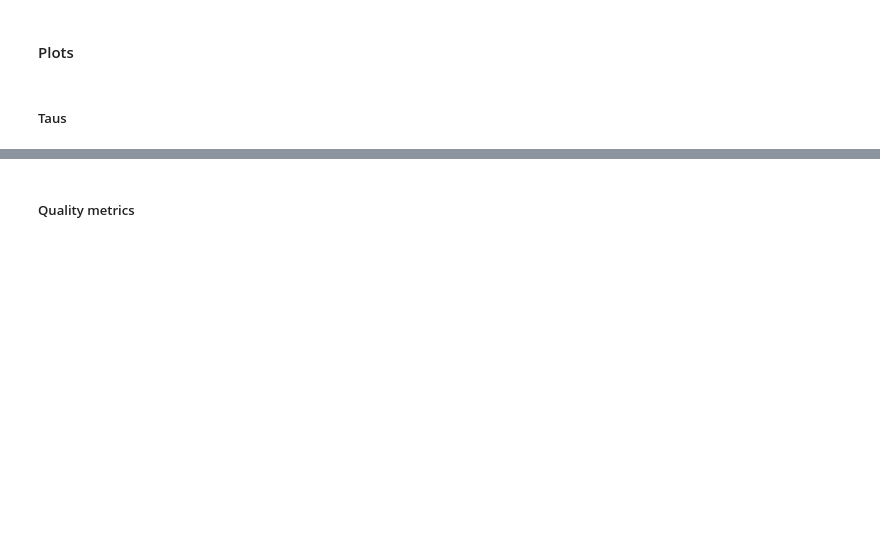
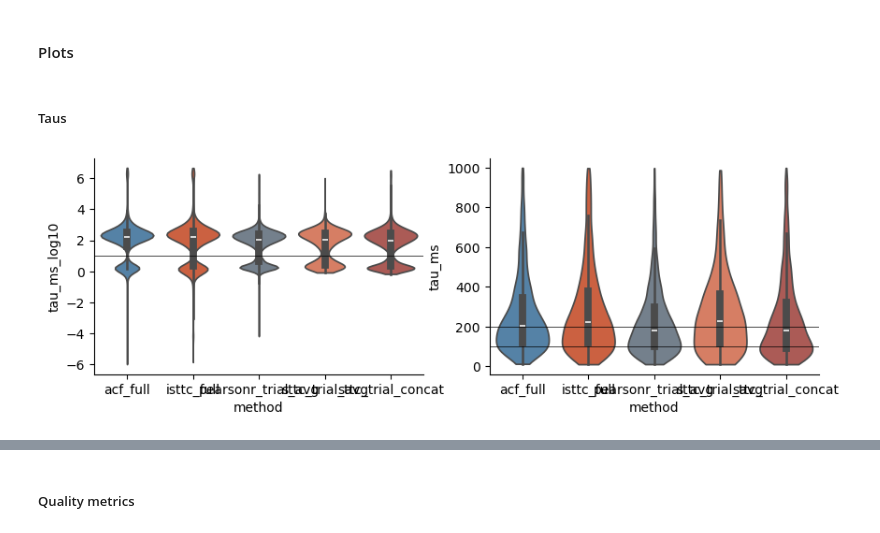
Before and after one commit to iinnpp/isttc, a Jupyter notebook: notebooks/mice/calculate_and_plot_tau_per_unit.ipynb, the cells around one changed output, grey strips where cells are left out. Saved outputs shown, nothing was run; the diff lists cells and outputs as text; code cells hidden in the pictures; blank space fills up the shorter version.

```diff
--- a/notebooks/mice/calculate_and_plot_tau_per_unit.ipynb
+++ b/notebooks/mice/calculate_and_plot_tau_per_unit.ipynb
@@ -209,0 +247,17 @@ acf_isttc_full_plot_df.head(10)
+# %%
+data = []
+for unit_id, unit_data in sttc_trial_concat_dict.items():
+    taus = unit_data['taus']
+    acf = unit_data['acf']
+    data.append({
+        'unit_id': unit_id,
+        'tau': np.nanmedian([d['tau'] for d in taus]),
+        'fit_r_squared': np.nanmedian([d['fit_r_squared'] for d in taus]),
+        'decline_150_250': calculate_acf_decline_flag(np.nanmean(acf, axis=0)),
+        'decline_100_250': calculate_acf_decline_flag(np.nanmean(acf, axis=0), start_idx=2, end_idx=5)
+    })
+acf_sttc_trial_concat_plot_df = pd.DataFrame(data)
+acf_sttc_trial_concat_plot_df['method'] = 'sttc_trial_concat'
+acf_sttc_trial_concat_plot_df['tau_ms'] = acf_sttc_trial_concat_plot_df['tau'] * 50
+acf_sttc_trial_concat_plot_df = acf_sttc_trial_concat_plot_df.merge(units_info_df_subset, on='unit_id', how='left')
+acf_sttc_trial_concat_plot_df.head(10)
@@ -210,5 +276,9 @@ acf_isttc_full_plot_df.head(10)
 # %%
-summary_df = pd.concat([acf_full_plot_df, acf_isttc_full_plot_df])
+summary_df = pd.concat([acf_full_plot_df,
+                        acf_isttc_full_plot_df,
+                        acf_pearsontr_trial_avg_plot_df,
+                        acf_sttc_trial_avg_plot_df,
+                        acf_sttc_trial_concat_plot_df])
 summary_df.reset_index(inplace=True, drop=True)
 summary_df['tau_ms_log10'] = np.log10(summary_df['tau_ms'])
 summary_df.head(3)
@@ -245,15 +346,21 @@ color_pearson_trail_avg = 'slategray'
 color_sttc_trail_avg =  '#E97451'
 color_sttc_trail_concat = '#B94E48'
 
-colors=[color_acf_full, color_isttc_full]
+colors=[color_acf_full, color_isttc_full, color_pearson_trail_avg, color_sttc_trail_avg, color_sttc_trail_concat]
 
 brain_areas_axes_ticks = ['LGd', 'VISp', 'VISl', 'VISrl', 'LP', 'VISal', 'VISpm', 'VISam']
 brain_areas_names = ['LGN', 'V1', 'LM', 'RL', 'LP', 'AL', 'PM', 'AM']
 # %%
 fig, axes = plt.subplots(1,2, figsize=(10, 3))
 
 sns.violinplot(ax=axes[0], x='method', y='tau_ms_log10', hue='method', data=summary_df, cut=0,  density_norm='width', palette=colors, legend=False)
 sns.violinplot(ax=axes[1], x='method', y='tau_ms', hue='method',
                data=summary_df.query('tau_ms <= 1000 and tau_ms > 10'), cut=0,  density_norm='width', palette=colors)
 
+axes[0].axhline(y=np.log10(10), lw=0.5, color='k')
+axes[1].axhline(y=100, lw=0.5, color='k')
+axes[1].axhline(y=200, lw=0.5, color='k')
+
 sns.despine()
+# %% [output]
+[figure, added]
```
Also changed, not shown: parts of 24 cells of this notebook, 2 other files.
